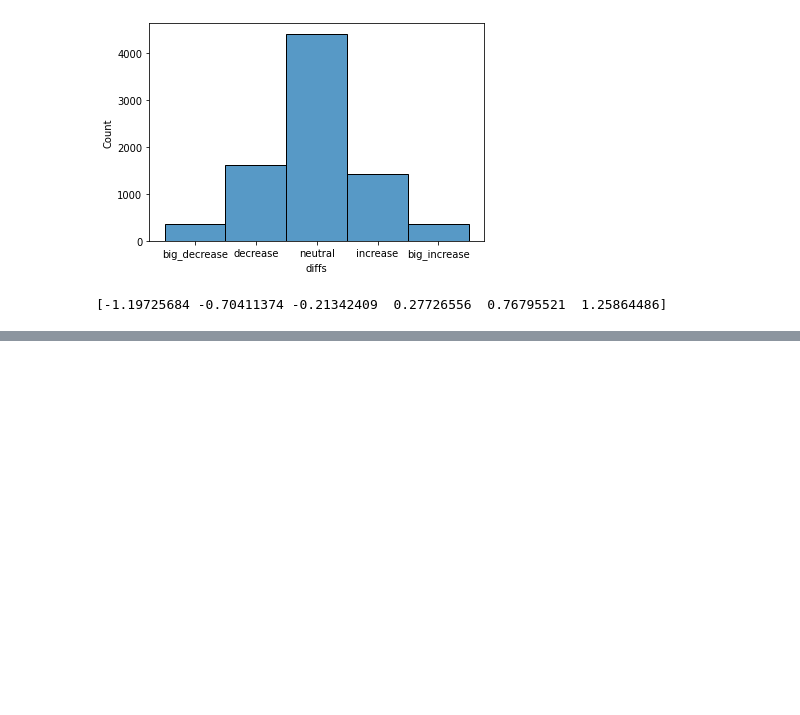
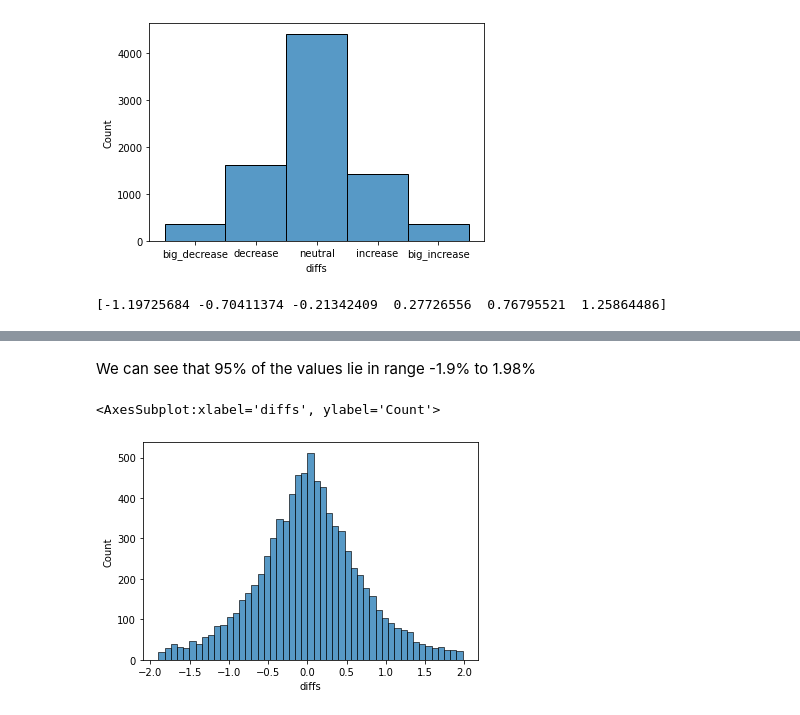
Before and after one commit to PatrykML/twitter_sentiment_stock_prediction, a Jupyter notebook: data_cleaning/binning.ipynb, the cells around one changed output, grey strips where cells are left out. Cells and saved outputs as stored; diff of their text form; code cells hidden in the pictures; blank space fills up the shorter version.

```diff
--- a/data_cleaning/binning.ipynb
+++ b/data_cleaning/binning.ipynb
@@ -99,0 +89,7 @@ amzn.to_csv('../datasets/data_binned.csv', index=False)
+# %%
+tsla = df[df['ticker'] == 'TSLA'].copy()
+# %%
+tsla[['open', 'high', 'low', 'close']] = tsla[['open', 'high', 'low', 'close']]/5
+tsla['diffs'] = tsla.close.pct_change() * 100
+# drop 1 NaN value
+tsla = tsla.dropna()
@@ -99,0 +108,9 @@ amzn.to_csv('../datasets/data_binned.csv', index=False)
+# %% [markdown]
+We can see that 95% of the values lie in range -1.9% to 1.98%
+# %%
+diffs_no_outliers = tsla[(tsla['diffs']>-1.9) & (tsla['diffs']<1.98)].copy()
+
+sns.histplot(diffs_no_outliers, x='diffs')
+# %% [output]
+<AxesSubplot:xlabel='diffs', ylabel='Count'>
+[figure, added]
```
Also changed, not shown: parts of 79 cells of this notebook, 8 other files.
